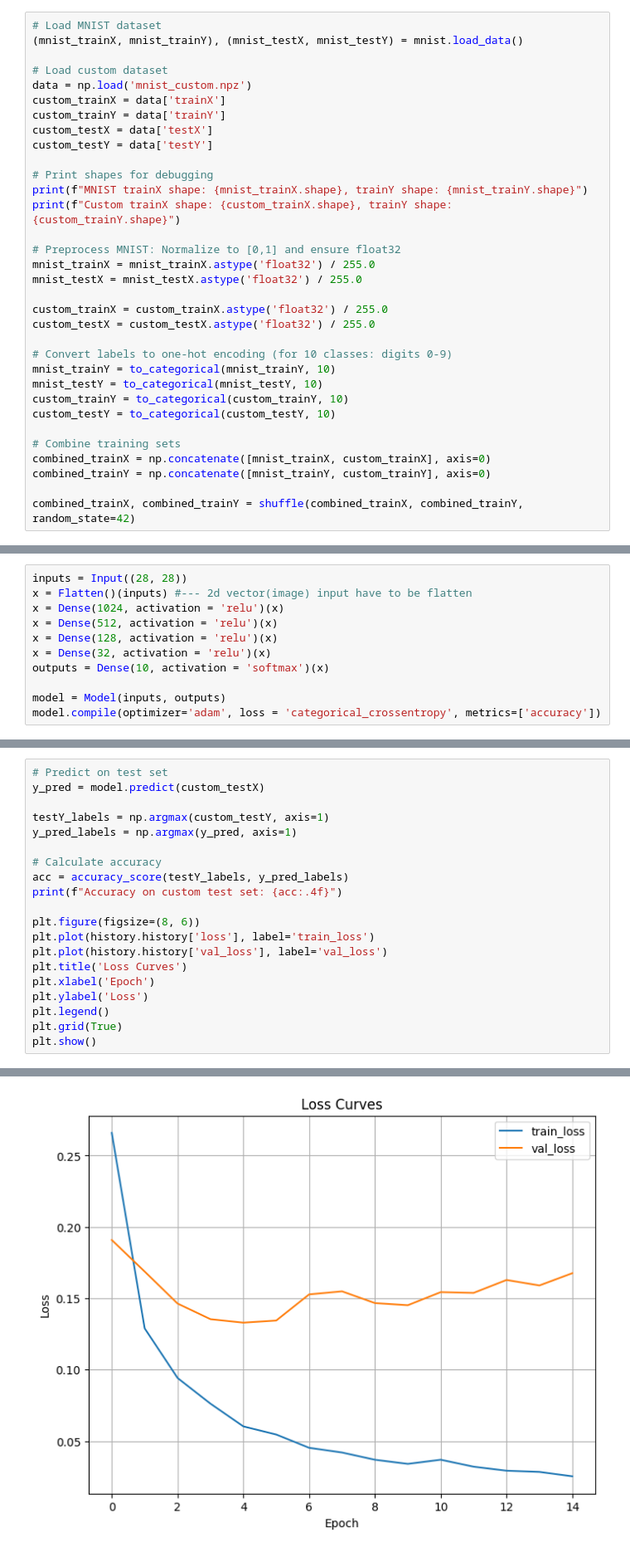
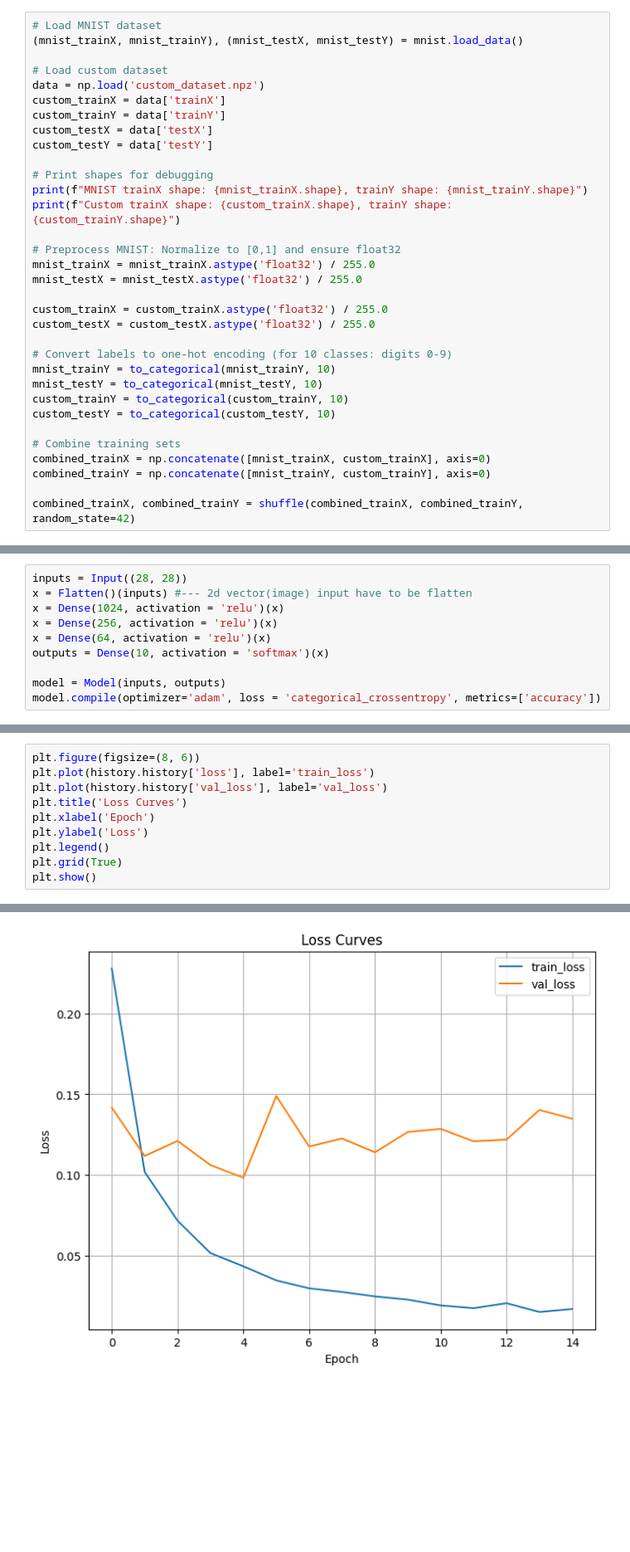
Before and after one commit to Saidul-1/AI-Lab, a Jupyter notebook: digit_recognition.ipynb, the cells around one changed output, grey strips where cells are left out. Shown: that part at 83% size. Saved outputs shown, nothing was run; the diff lists cells and outputs as text; blank space fills up the shorter version.

```diff
--- a/digit_recognition.ipynb
+++ b/digit_recognition.ipynb
@@ -12,7 +12,7 @@ from sklearn.utils import shuffle
 (mnist_trainX, mnist_trainY), (mnist_testX, mnist_testY) = mnist.load_data()
 
 # Load custom dataset
-data = np.load('mnist_custom.npz')
+data = np.load('custom_dataset.npz')
 custom_trainX = data['trainX']
 custom_trainY = data['trainY']
 custom_testX = data['testX']
@@ -47,9 +47,8 @@ Custom trainX shape: (2574, 28, 28), trainY shape: (2574,)
 inputs = Input((28, 28))
 x = Flatten()(inputs) #--- 2d vector(image) input have to be flatten
 x = Dense(1024, activation = 'relu')(x)
-x = Dense(512, activation = 'relu')(x)
-x = Dense(128, activation = 'relu')(x)
-x = Dense(32, activation = 'relu')(x)
+x = Dense(256, activation = 'relu')(x)
+x = Dense(64, activation = 'relu')(x)
 outputs = Dense(10, activation = 'softmax')(x)
 
 model = Model(inputs, outputs)
@@ -83,14 +105,4 @@ Epoch 15/15
 # %%
-# Predict on test set
-y_pred = model.predict(custom_testX)
-
-testY_labels = np.argmax(custom_testY, axis=1)
-y_pred_labels = np.argmax(y_pred, axis=1)
-
-# Calculate accuracy
-acc = accuracy_score(testY_labels, y_pred_labels)
-print(f"Accuracy on custom test set: {acc:.4f}")
-
 plt.figure(figsize=(8, 6))
 plt.plot(history.history['loss'], label='train_loss')
 plt.plot(history.history['val_loss'], label='val_loss')
@@ -106,2 +116,2 @@ Accuracy on custom test set: 0.7484
-[figure, old version]
+[figure, new version]
 # %%
```
Also changed, not shown: parts of 6 cells of this notebook, 1 other file.
